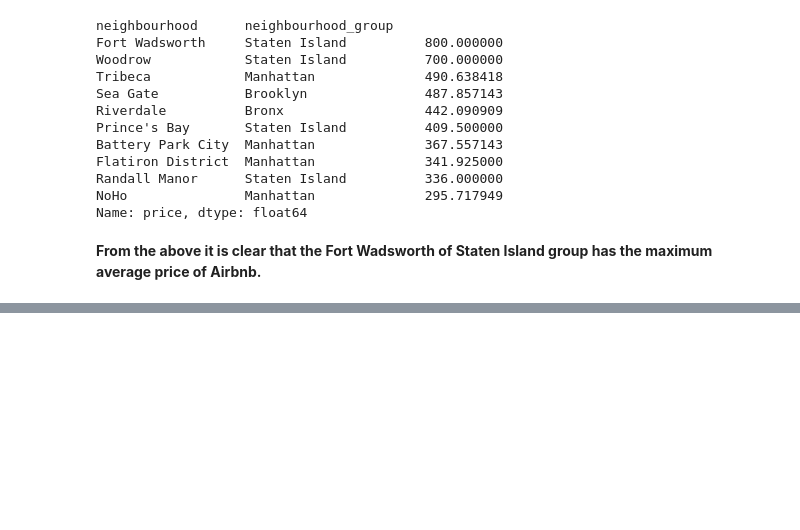
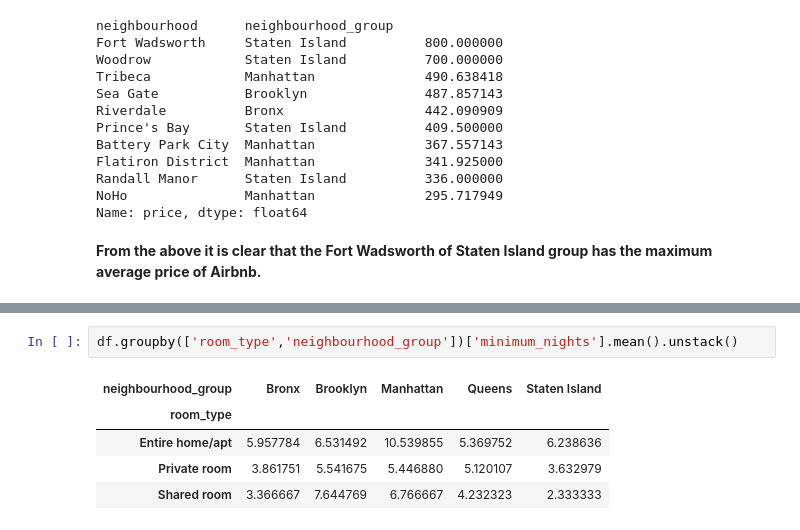
Before and after one commit to ShuklaRajni/Airbnb-Booking-Analysis, a Jupyter notebook: Airbnb_Booking_Analysis.ipynb, the cells around one changed output, grey strips where cells are left out. Saved outputs shown, nothing was run; the diff lists cells and outputs as text; blank space fills up the shorter version.

```diff
--- a/Airbnb_Booking_Analysis.ipynb
+++ b/Airbnb_Booking_Analysis.ipynb
@@ -351,0 +384,8 @@ Name: price, dtype: float64
+# %%
+df.groupby(['room_type','neighbourhood_group'])['minimum_nights'].mean().unstack()
+# %% [output]
+| neighbourhood_group | Bronx | Brooklyn | Manhattan | Queens | Staten Island |
+| room_type |  |  |  |  |  |
+| Entire home/apt | 5.957784 | 6.531492 | 10.539855 | 5.369752 | 6.238636 |
+| Private room | 3.861751 | 5.541675 | 5.446880 | 5.120107 | 3.632979 |
+| Shared room | 3.366667 | 7.644769 | 6.766667 | 4.232323 | 2.333333 |
```
Also changed, not shown: parts of 6 cells of this notebook.
